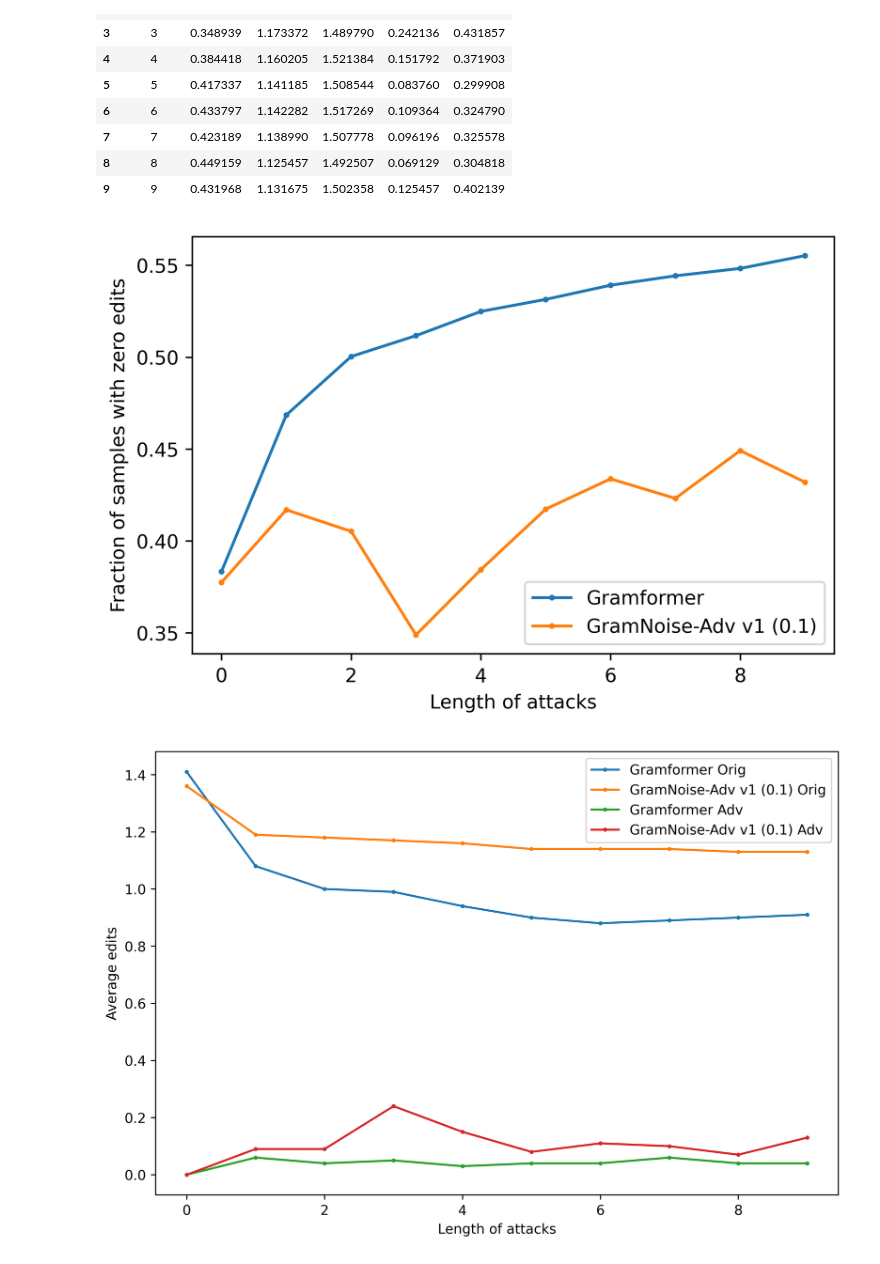
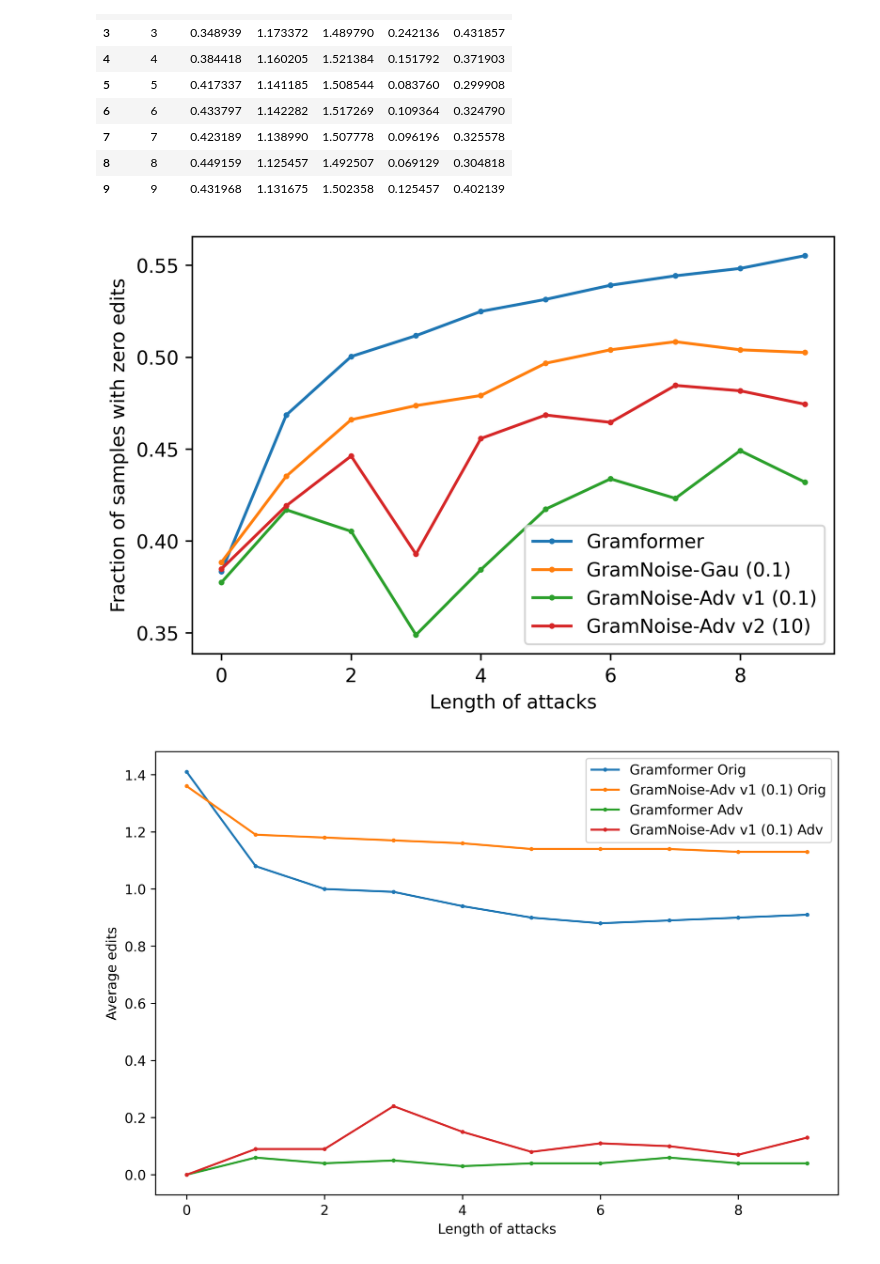
Before and after one commit to YufanWangYuki/NoiseGram, a Jupyter notebook: attack_adv2.ipynb, the cells around one changed output. Cells and saved outputs as stored; diff of their text form; code cells hidden in the pictures.

```diff
--- a/attack_adv2.ipynb
+++ b/attack_adv2.ipynb
@@ -406,24 +364,27 @@ df_3
 # %%
 import matplotlib.pyplot as plt
 # from matplotlib.pyplot import MultipleLocator
 
 # x_major_locator=MultipleLocator(5)
 
 fig, ax = plt.subplots(dpi=600,figsize=(6,4))
 ax.plot(df_v['length'], df_v['zero edit rate'], marker='o',markersize=2,label='Gramformer') # 作y1 = x 图，并标记此线名为linear
 # ax.plot(df['length'], df['zero edit rate'], marker='o',markersize=2,label='Gramformer-Gau (1.5)') # 作y1 = x 图，并标记此线名为linear
-# ax.plot(df_2['length'], df_2['zero edit rate'], marker='o',markersize=2,label='Gramformer-Gau (0.1)') # 作y1 = x 图，并标记此线名为linear
+ax.plot(df_2['length'], df_2['zero edit rate'], marker='o',markersize=2,label='GramNoise-Gau (0.1)') # 作y1 = x 图，并标记此线名为linear
 ax.plot(df_3['length'], df_3['zero edit rate'], marker='o',markersize=2,label='GramNoise-Adv v1 (0.1)') # 作y1 = x 图，并标记此线名为linear
+for i in [10]:
+    df_selected = df[df['weight'] == i]
+    ax.plot(df_selected['length'], df_selected['zero edit rate'], marker='o',markersize=2,label='GramNoise-Adv v2 (10)') # 作y1 = x 图，并标记此线名为linear
 
 ax.set_xlabel('Length of attacks') #设置x轴名称 x label
 ax.set_ylabel('Fraction of samples with zero edits') #设置y轴名称 y label
 # ax.set_title('The Effect of Adding Gaussian Noise on Gramformer Model') #设置图名为Simple Plot
 ax.legend() #自动检测要在图例中显示的元素，并且显示
 # plt.xlim((0, 15))
 # ax.xaxis.set_major_locator(x_major_locator)
 plt.show() #图形可视化
 # %% [output]
-[figure, old version]
+[figure, new version]
 # %%
 import matplotlib.pyplot as plt
 # from matplotlib.pyplot import MultipleLocator
```
Also changed, not shown: parts of 9 cells of this notebook, 2 other files.
